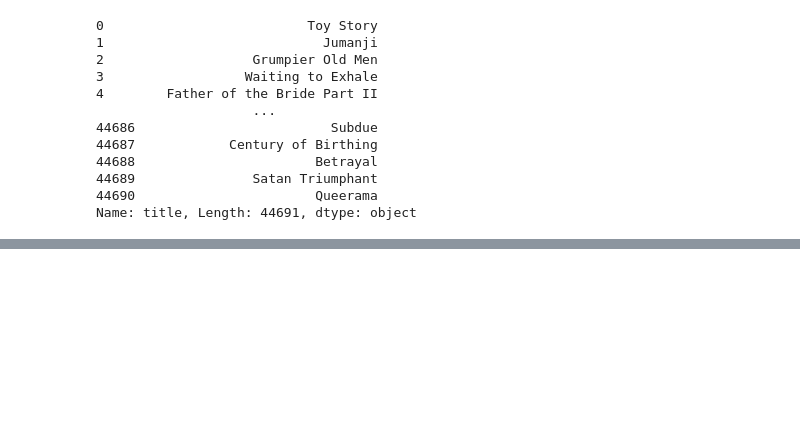
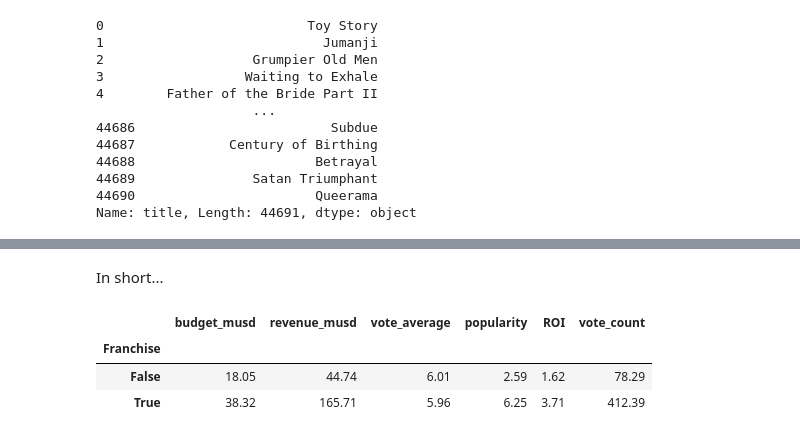
Before and after one commit to RochaErik/DS-MoviesProject, a Jupyter notebook: DS-MoviesProject.ipynb, the cells around one changed output, grey strips where cells are left out. Saved outputs shown, nothing was run; the diff lists cells and outputs as text; code cells hidden in the pictures; blank space fills up the shorter version.

```diff
--- a/DS-MoviesProject.ipynb
+++ b/DS-MoviesProject.ipynb
@@ -583,0 +691,9 @@ plt.show()
+# %% [markdown]
+In short...
+# %%
+df.groupby('Franchise').agg({'budget_musd': 'mean', 'revenue_musd': 'mean', 'vote_average': 'mean', 'popularity': 'mean', 'ROI': 'median', 'vote_count': 'mean'})
+# %% [output]
+|  | budget_musd | revenue_musd | vote_average | popularity | ROI | vote_count |
+| Franchise |  |  |  |  |  |  |
+| False | 18.05 | 44.74 | 6.01 | 2.59 | 1.62 | 78.29 |
+| True | 38.32 | 165.71 | 5.96 | 6.25 | 3.71 | 412.39 |
```
Also changed, not shown: parts of 21 cells of this notebook.
